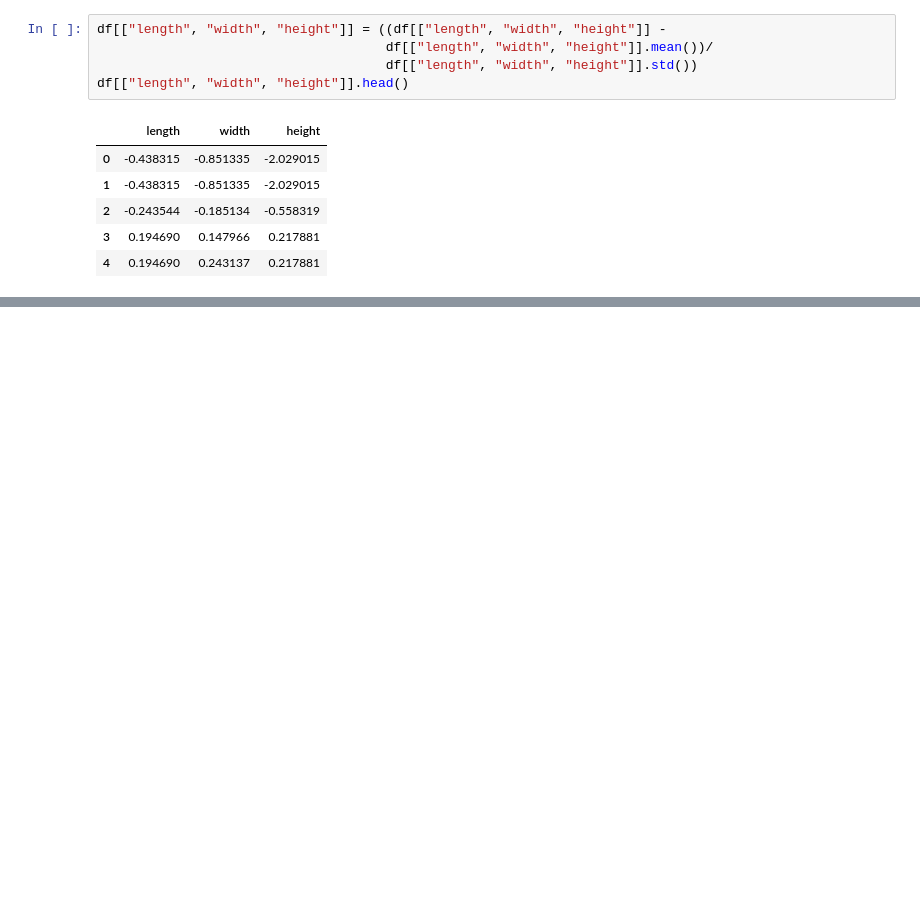
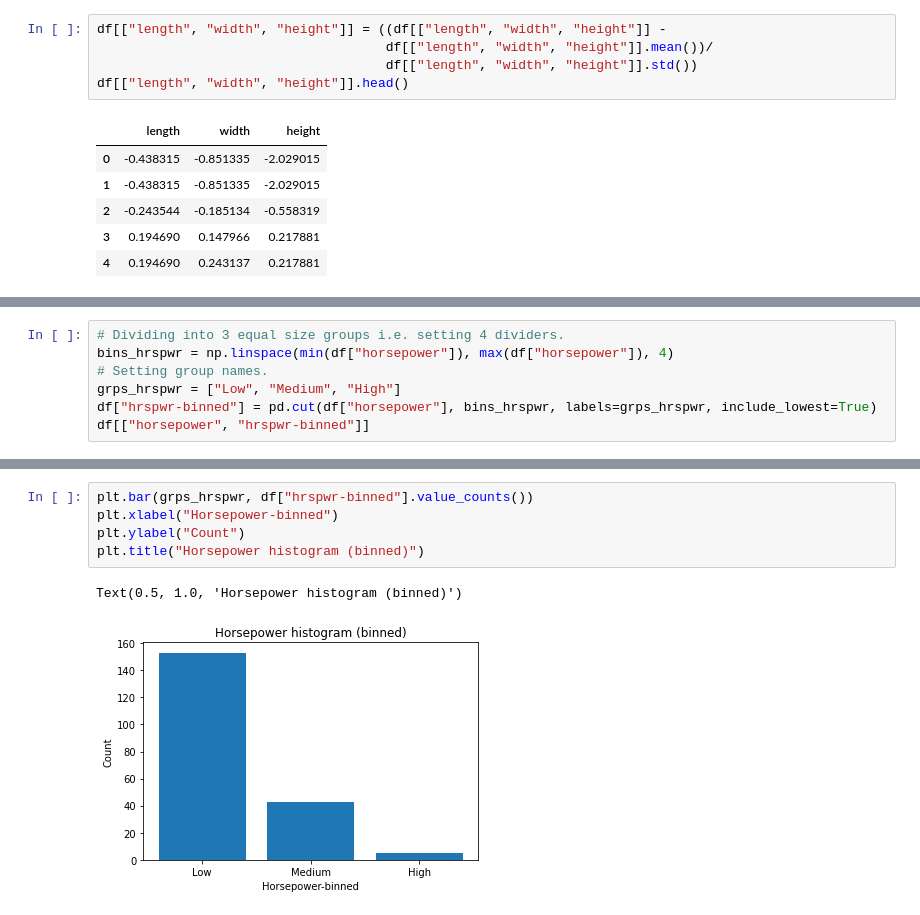
Before and after one commit to MehediEhteshum/CarPriceDataWranglingViz, a Jupyter notebook: CarPrice-DataWrangling&Viz.ipynb, the cells around one changed output, grey strips where cells are left out. Drawn from its saved outputs; the diff is of its cells as text; blank space fills up the shorter version.

```diff
--- a/CarPrice-DataWrangling&Viz.ipynb
+++ b/CarPrice-DataWrangling&Viz.ipynb
@@ -232,0 +257,7 @@ df[["length", "width", "height"]].head()
+# %%
+# Dividing into 3 equal size groups i.e. setting 4 dividers.
+bins_hrspwr = np.linspace(min(df["horsepower"]), max(df["horsepower"]), 4)
+# Setting group names.
+grps_hrspwr = ["Low", "Medium", "High"]
+df["hrspwr-binned"] = pd.cut(df["horsepower"], bins_hrspwr, labels=grps_hrspwr, include_lowest=True)
+df[["horsepower", "hrspwr-binned"]]
@@ -232,0 +286,8 @@ df[["length", "width", "height"]].head()
+# %%
+plt.bar(grps_hrspwr, df["hrspwr-binned"].value_counts())
+plt.xlabel("Horsepower-binned")
+plt.ylabel("Count")
+plt.title("Horsepower histogram (binned)")
+# %% [output]
+Text(0.5, 1.0, 'Horsepower histogram (binned)')
+[figure, added]
```
Also changed, not shown: parts of 8 cells of this notebook.
